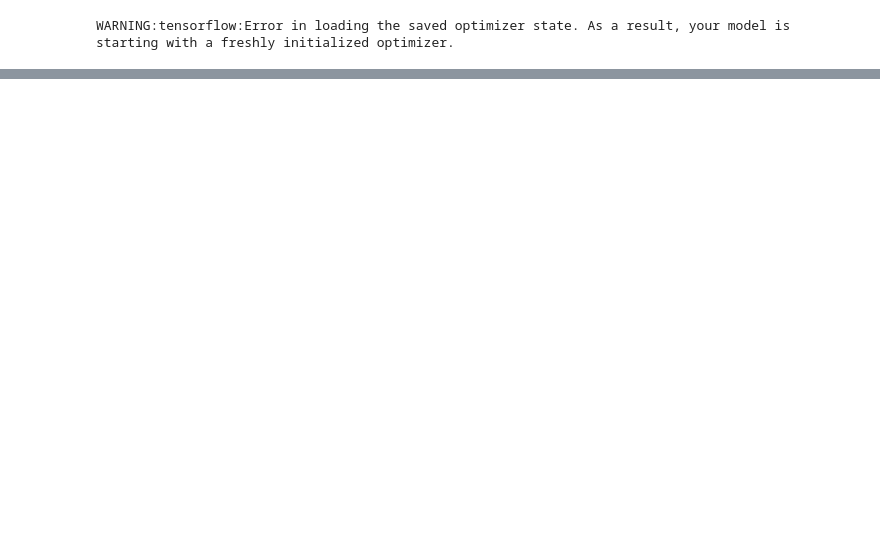
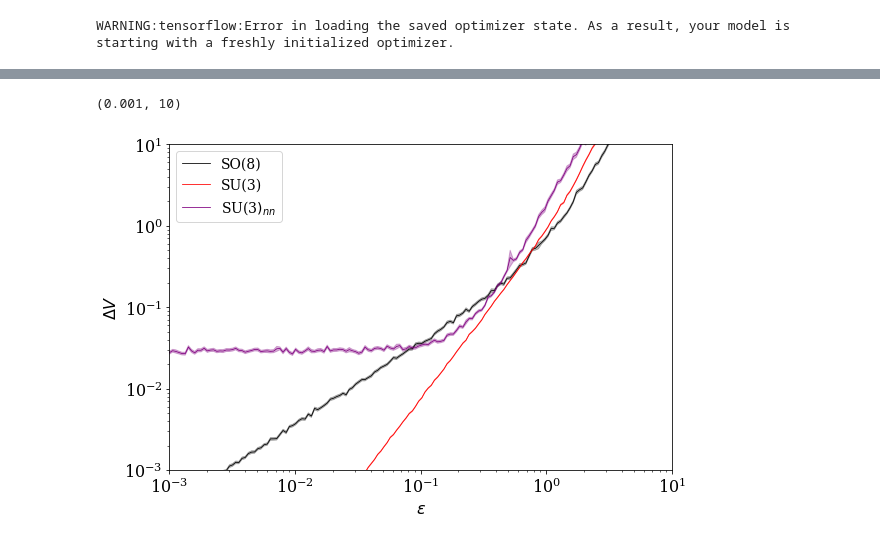
Before and after one commit to seancraven/Level-4-Masters-Project, a Jupyter notebook: Symmetry_Detection/ideal_symmetry.ipynb, the cells around one changed output, grey strips where cells are left out. Cells and saved outputs as stored; diff of their text form; code cells hidden in the pictures; blank space fills up the shorter version.

```diff
--- a/Symmetry_Detection/ideal_symmetry.ipynb
+++ b/Symmetry_Detection/ideal_symmetry.ipynb
@@ -435,0 +452,35 @@ fig_2.savefig('DeltaV_improved.jpeg',dpi=200,transparent=False)
+# %%
+
+fig,ax = plt.subplots(1,figsize=(9,6))
+
+SO_Vdiff_eps = [np.abs(SO_Vdiff[np.where(eps==val)]) for val in eps_vals] ##subsampling only the points which have epsilon values
+mean_SO = np.mean(SO_Vdiff_eps,axis=-1)
+std_dev_SO = np.std(SO_Vdiff_eps,axis=-1)
+std_error_SO = std_dev_SO/np.sqrt([len(s) for s in SO_Vdiff_eps])
+SU_Vdiff_eps = [np.abs(SU_Vdiff[np.where(eps==val)]) for val in eps_vals]
+mean_SU = np.mean(SU_Vdiff_eps,axis=-1)
+std_dev_SU = np.std(SU_Vdiff_eps,axis=-1)
+std_error_SU = std_dev_SU/np.sqrt([len(s) for s in SU_Vdiff_eps])
+nn_eps = [np.abs(delta_V_nn[np.where(eps==val)]) for val in eps_vals]
+mean_nn = np.mean(nn_eps,axis = -1)
+std_nn = np.std(nn_eps,axis =-1)
+ste_nn = std_nn/np.sqrt([len(s) for s in nn_eps])
+
+ax.plot(eps_vals,mean_SO,marker='',label='SO({:})'.format(N*N-1),c = 'black',linewidth = 0.8)
+ax.plot(eps_vals,mean_SU,marker='',label='SU({:})'.format(N),c = 'red',linewidth = 0.8)
+ax.plot(eps_vals,mean_nn,marker='',label='SU({:}'.format(N)+'$)_{nn}$', color = 'purple',linewidth = 0.8)
+Range = 1
+ax.fill_between(eps_vals,mean_SO-Range*std_error_SO, mean_SO+Range*std_error_SO,color='black',linewidth = 0.6,alpha=0.3)
+ax.fill_between(eps_vals,mean_SU-Range*std_error_SU, mean_SU+Range*std_error_SU,color='red',linewidth = 0.6,alpha=0.3)
+ax.fill_between(eps_vals,mean_nn-Range*ste_nn, mean_nn+Range*ste_nn,color='purple',alpha=0.3,)
+
+ax.set_xlabel(r'$\epsilon$')
+ax.set_ylabel(r'$\Delta V$')
+ax.set_xscale('log')
+ax.set_yscale('log')
+ax.legend()
+ax.set_ylim(1e-3,10)
+ax.set_xlim(1e-3,10)
+# %% [output]
+(0.001, 10)
+[figure, added]
```
Also changed, not shown: parts of 18 cells of this notebook, 2 other files.
